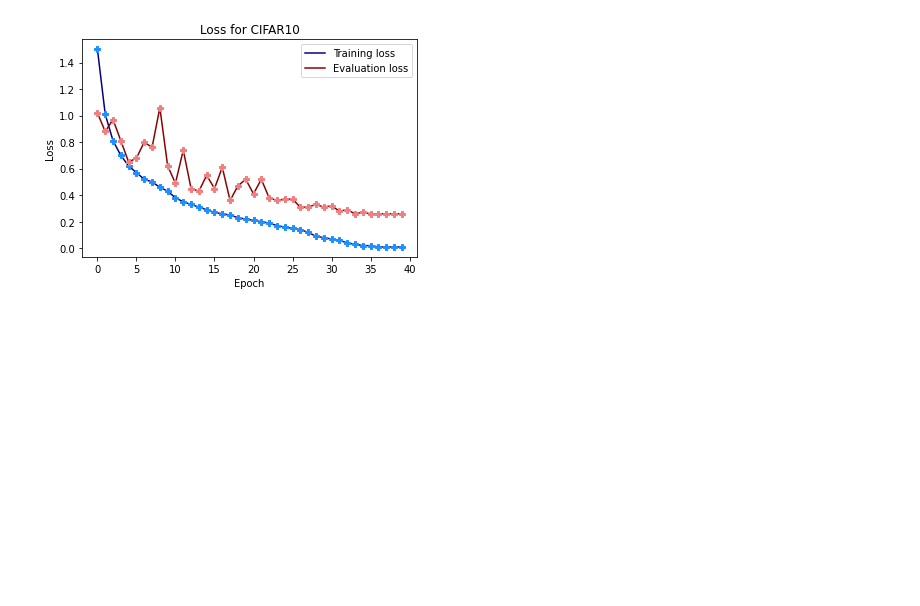
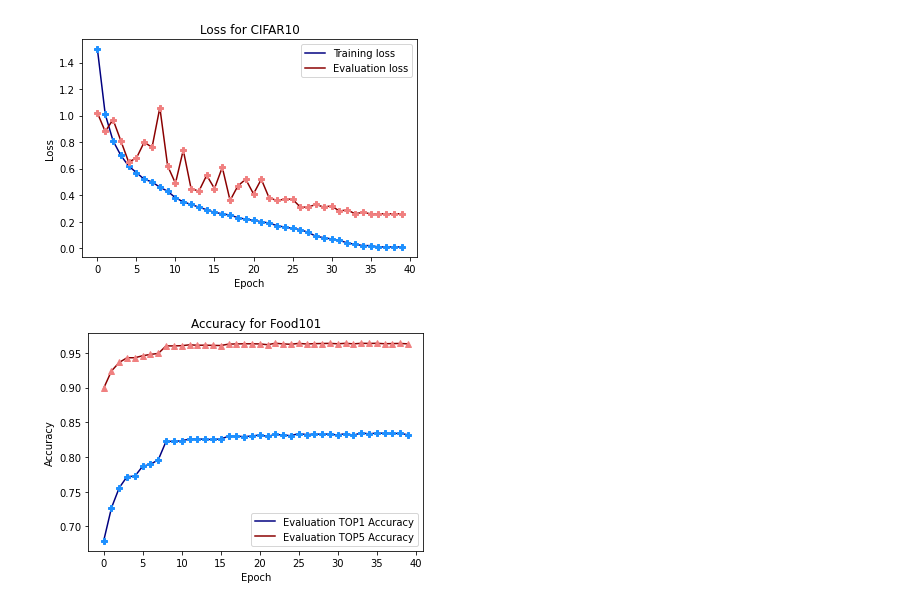
Before and after one commit to hwchen2017/resnet_food101_cifar10_pytorch, a Jupyter notebook: plot.ipynb, the cells around one changed output. Cells and saved outputs as stored; diff of their text form; code cells hidden in the pictures; blank space fills up the shorter version.

Commit message:
add results for food101

```diff
--- a/plot.ipynb
+++ b/plot.ipynb
@@ -33,3 +33,25 @@ pyplot.savefig("./images/cifar10_loss.png", dpi = 200)
 pyplot.show()
 # %% [output]
 [figure]
+# %%
+data = np.loadtxt("food101_training.txt")
+
+epoch = data[:, 0]
+train_loss = data[:, 1]
+evaluate_loss = data[:, 2]
+top1_acc = data[:, 3]
+top5_acc = data[:, 4]
+
+pyplot.plot(epoch, top1_acc, color = 'navy', label="Evaluation TOP1 Accuracy")
+pyplot.plot(epoch, top1_acc, 'P', color = 'dodgerblue')
+pyplot.plot(epoch, top5_acc, color = 'darkred', label="Evaluation TOP5 Accuracy")
+pyplot.plot(epoch, top5_acc, '^', color = 'lightcoral')
+
+pyplot.xlabel("Epoch")
+pyplot.ylabel("Accuracy")
+pyplot.legend()
+pyplot.title("Accuracy for Food101")
+pyplot.savefig("./images/food101_acc.png", dpi = 200)
+pyplot.show()
+# %% [output]
+[figure, added]
```
Also changed, not shown: parts of 3 cells of this notebook, 5 other files.
